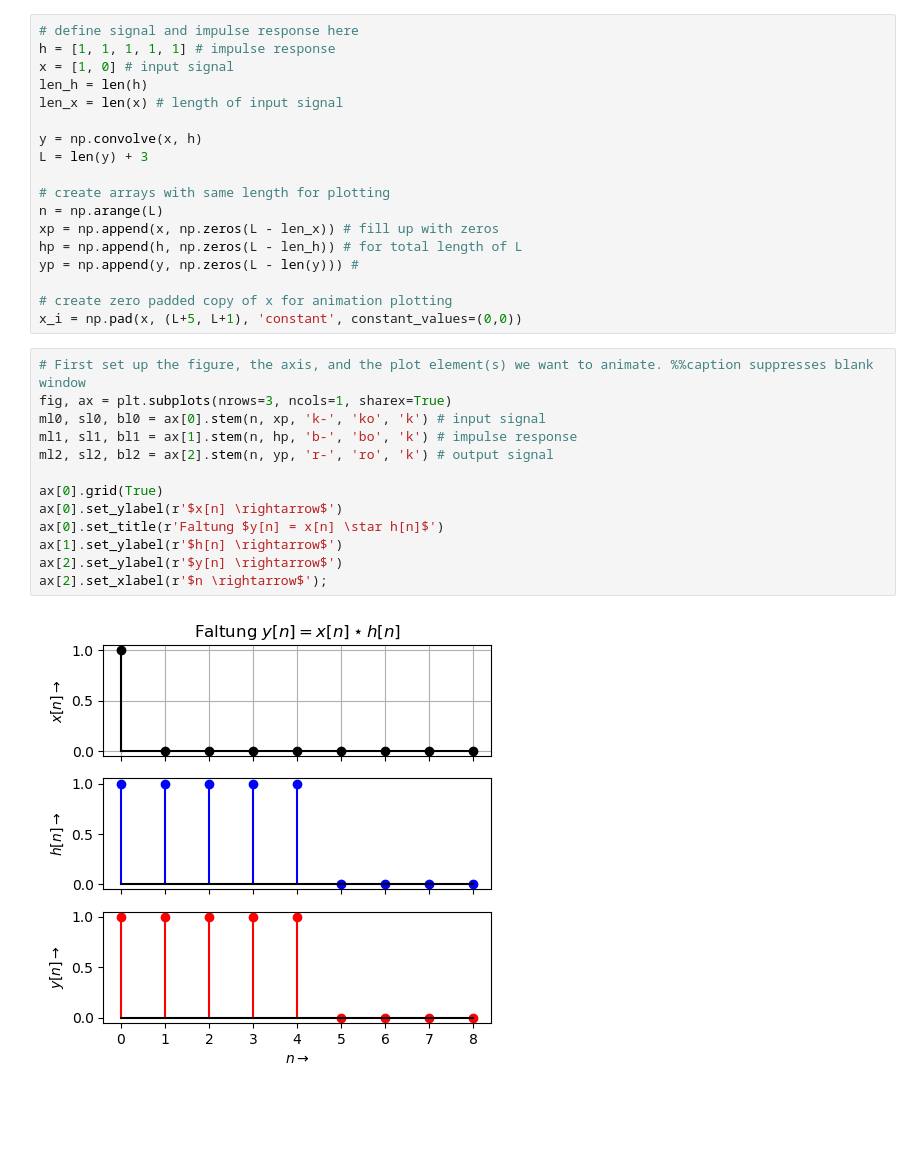
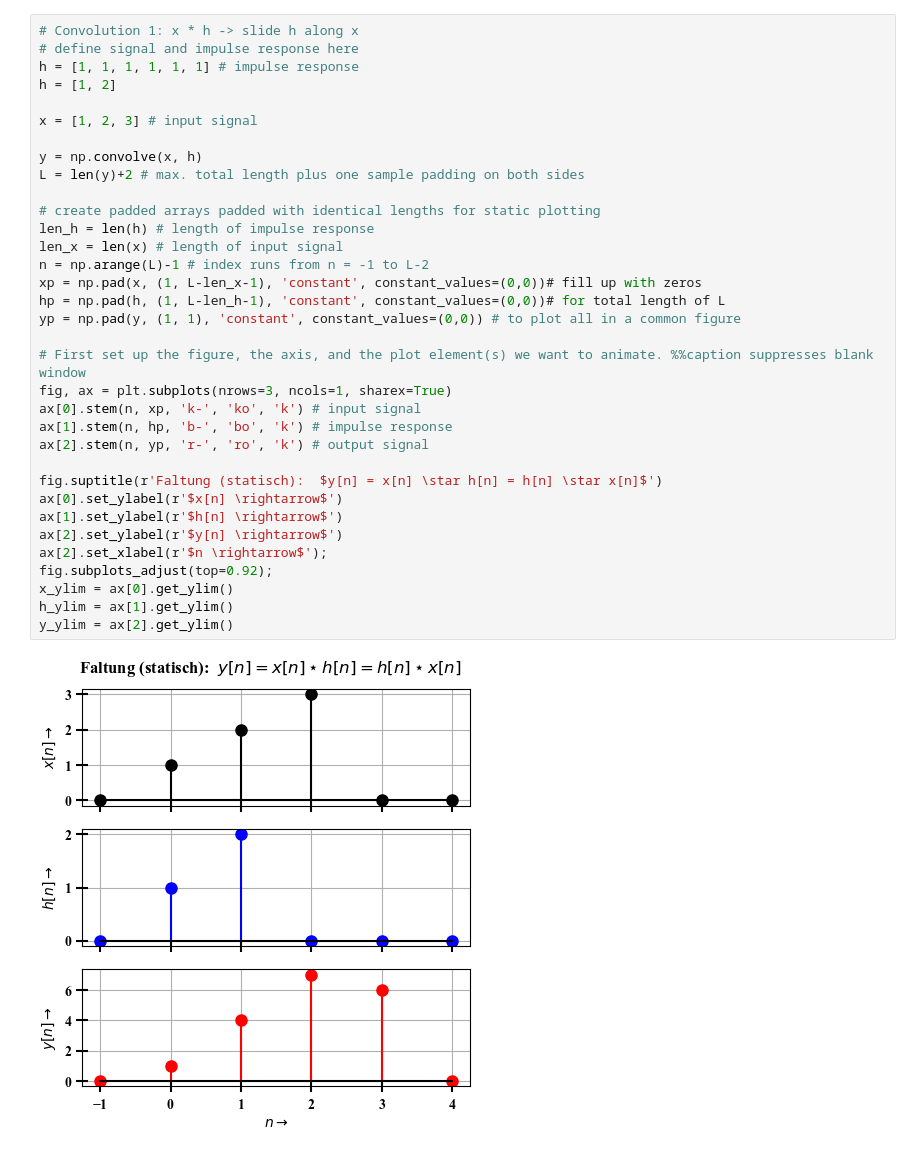
Before and after one commit to chipmuenk/dsp, a Jupyter notebook: notebooks/01_LTI/Animate_Convolution.ipynb, the cells around one changed output. Drawn from its saved outputs; the diff is of its cells as text; blank space fills up the shorter version.

Commit message:
first working version, plotting direction of h is still wrong Signed-off-by: chipmuenk <mail@chipmuenk.de>

```diff
--- a/notebooks/01_LTI/Animate_Convolution.ipynb
+++ b/notebooks/01_LTI/Animate_Convolution.ipynb
@@ -38,33 +71,36 @@ ValueError: Key animation.html: Unrecognized animation.html string "jshtml": val
-# %%
-# define signal and impulse response here
-h = [1, 1, 1, 1, 1] # impulse response
-x = [1, 0] # input signal
-len_h = len(h)
-len_x = len(x) # length of input signal
-
-y = np.convolve(x, h)
-L = len(y) + 3
-
-# create arrays with same length for plotting
-n = np.arange(L)
-xp = np.append(x, np.zeros(L - len_x)) # fill up with zeros
-hp = np.append(h, np.zeros(L - len_h)) # for total length of L
-yp = np.append(y, np.zeros(L - len(y))) #
-
-# create zero padded copy of x for animation plotting
-x_i = np.pad(x, (L+5, L+1), 'constant', constant_values=(0,0))
 # %%
+# Convolution 1: x * h -> slide h along x
+# define signal and impulse response here
+h = [1, 1, 1, 1, 1, 1] # impulse response
+h = [1, 2]
+
+x = [1, 2, 3] # input signal
+
+y = np.convolve(x, h)
+L = len(y)+2 # max. total length plus one sample padding on both sides
+
+# create padded arrays padded with identical lengths for static plotting
+len_h = len(h) # length of impulse response
+len_x = len(x) # length of input signal
+n = np.arange(L)-1 # index runs from n = -1 to L-2
+xp = np.pad(x, (1, L-len_x-1), 'constant', constant_values=(0,0))# fill up with zeros
+hp = np.pad(h, (1, L-len_h-1), 'constant', constant_values=(0,0))# for total length of L
+yp = np.pad(y, (1, 1), 'constant', constant_values=(0,0)) # to plot all in a common figure
+
 # First set up the figure, the axis, and the plot element(s) we want to animate. %%caption suppresses blank window
 fig, ax = plt.subplots(nrows=3, ncols=1, sharex=True)
-ml0, sl0, bl0 = ax[0].stem(n, xp, 'k-', 'ko', 'k') # input signal
-ml1, sl1, bl1 = ax[1].stem(n, hp, 'b-', 'bo', 'k') # impulse response
-ml2, sl2, bl2 = ax[2].stem(n, yp, 'r-', 'ro', 'k') # output signal
+ax[0].stem(n, xp, 'k-', 'ko', 'k') # input signal
+ax[1].stem(n, hp, 'b-', 'bo', 'k') # impulse response
+ax[2].stem(n, yp, 'r-', 'ro', 'k') # output signal
 
-ax[0].grid(True)
+fig.suptitle(r'Faltung (statisch):  $y[n] = x[n] \star h[n] = h[n] \star x[n]$')
 ax[0].set_ylabel(r'$x[n] \rightarrow$')
-ax[0].set_title(r'Faltung $y[n] = x[n] \star h[n]$')
 ax[1].set_ylabel(r'$h[n] \rightarrow$')
 ax[2].set_ylabel(r'$y[n] \rightarrow$')
 ax[2].set_xlabel(r'$n \rightarrow$');
+fig.subplots_adjust(top=0.92);
+x_ylim = ax[0].get_ylim()
+h_ylim = ax[1].get_ylim()
+y_ylim = ax[2].get_ylim()
 # %% [output]
-[figure, old version]
+[figure, new version]
```
Also changed, not shown: parts of 5 cells of this notebook.
